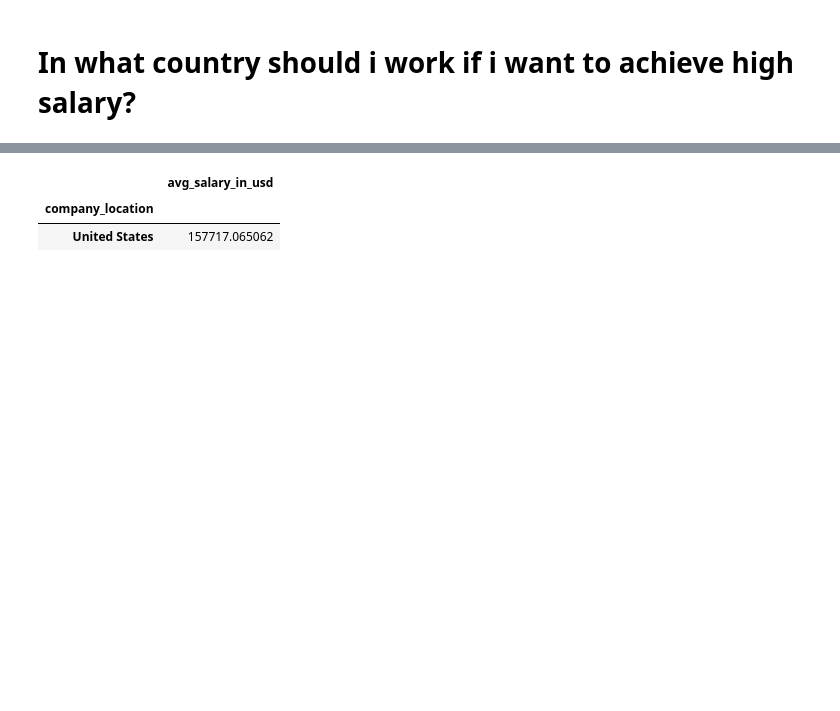
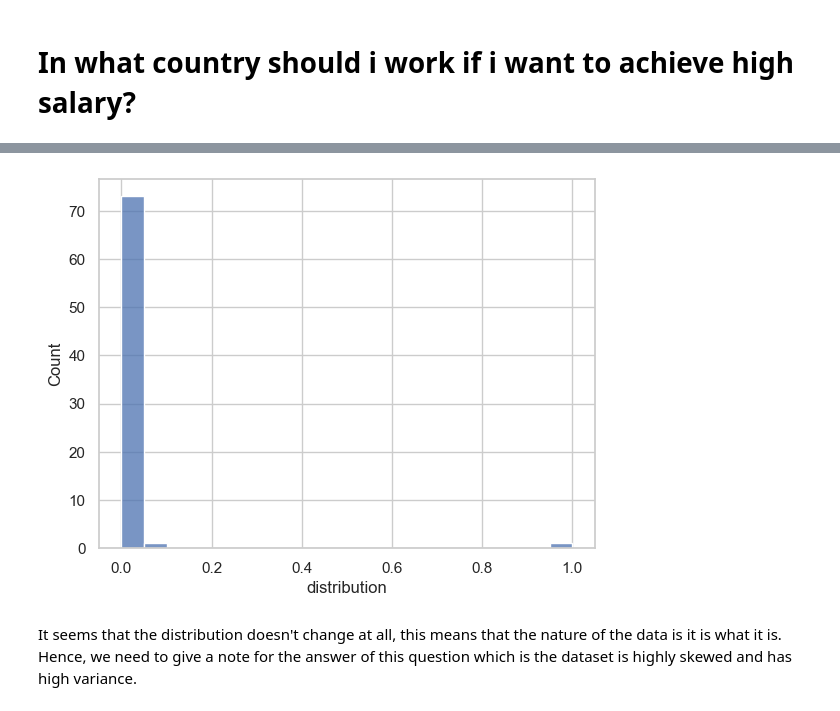
Before and after one commit to DickyAdi/DS2024_analysis, a Jupyter notebook: analysis.ipynb, the cells around one changed output, grey strips where cells are left out. Saved outputs shown, nothing was run; the diff lists cells and outputs as text; code cells hidden in the pictures; blank space fills up the shorter version.

Commit message:
second questions done

```diff
--- a/analysis.ipynb
+++ b/analysis.ipynb
@@ -138,0 +181,5 @@ To answer this question we need to know how much the total salaries from each co
+# %%
+countryValueCountCopy = countryValueCount.copy(True)
+scaler = MinMaxScaler()
+countryValueCountCopy['count'] = scaler.fit_transform(countryValueCount['count'].values.reshape(-1,1))
+countryValueCountCopy
@@ -139 +200,9 @@ To answer this question we need to know how much the total salaries from each co
+# %%
+sns.histplot(countryValueCountCopy['count'], bins=20)
+plt.xlabel('distribution')
+plt.show()
+# %% [output]
+[figure, added]
+# %% [markdown]
+It seems that the distribution doesn't change at all, this means that the nature of the data is it is what it is. Hence, we need to give a note for the answer of this question which is the dataset is highly skewed and has high variance.
 # %%
@@ -143,6 +209,0 @@ salaryCountry.rename(columns={'salary_in_usd' : 'avg_salary_in_usd'}, inplace=Tr
-# %%
-salaryCountry.loc[['United States']]
-# %% [output]
-|  | avg_salary_in_usd |
-| company_location |  |
-| United States | 157717.065062 |
```
Also changed, not shown: parts of 16 cells of this notebook.
